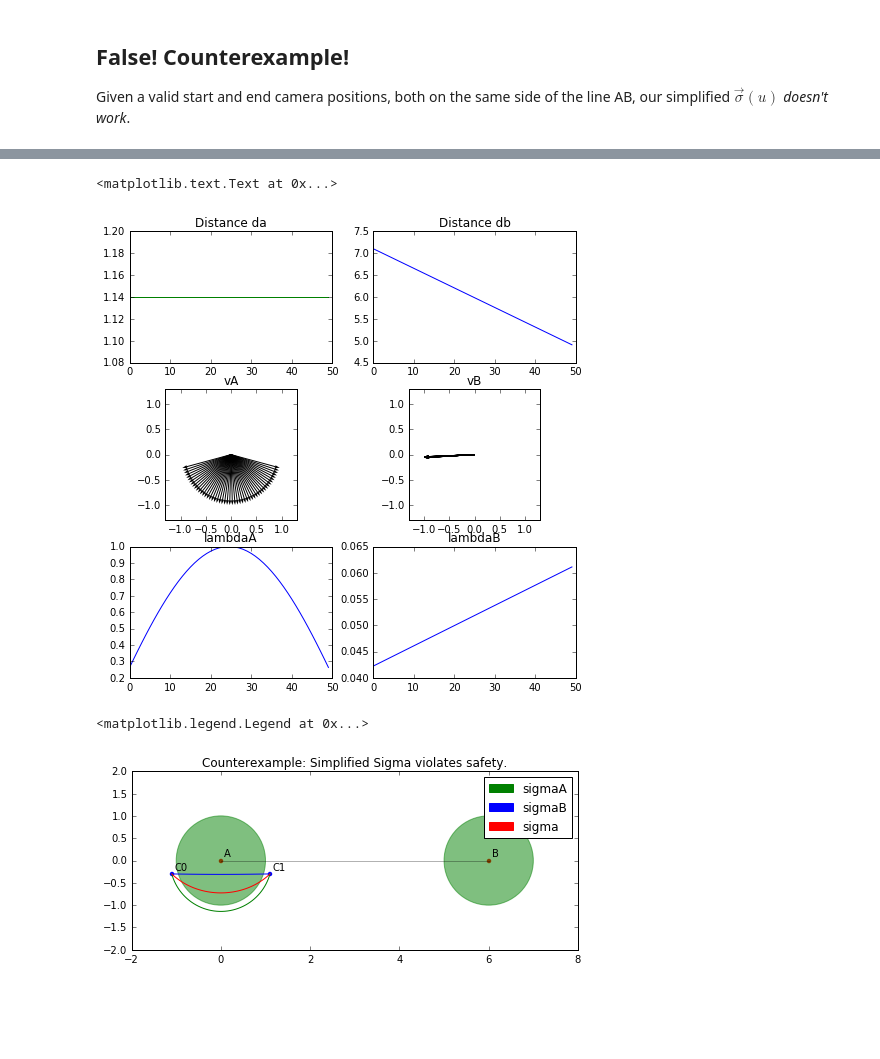
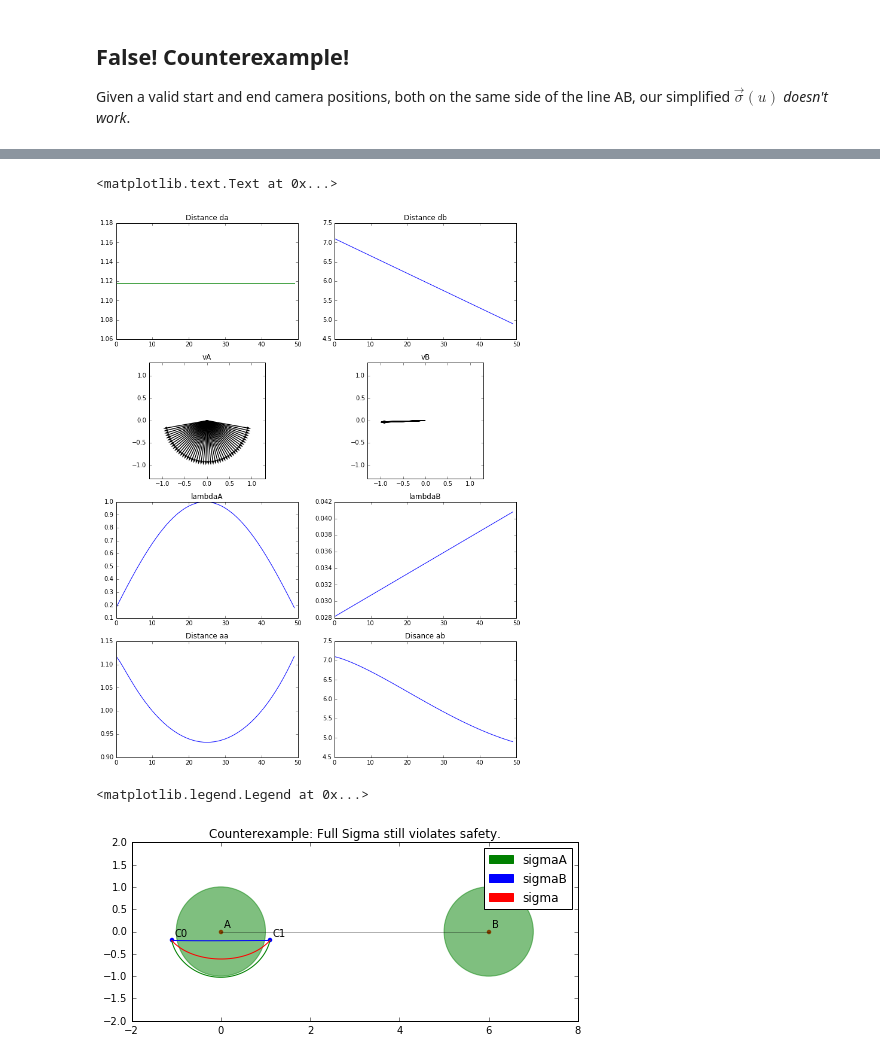
Before and after one commit to njoubert/spooky, a Jupyter notebook: experiments/ipython/NJ - 06 - Toric Interpolation Proof of Min Dist Constraint Maintenance.ipynb, the cells around one changed output, grey strips where cells are left out. Cells and saved outputs as stored; diff of their text form; code cells hidden in the pictures; blank space fills up the shorter version.

```diff
--- a/experiments/ipython/NJ - 06 - Toric Interpolation Proof of Min Dist Constraint Maintenance.ipynb
+++ b/experiments/ipython/NJ - 06 - Toric Interpolation Proof of Min Dist Constraint Maintenance.ipynb
@@ -221,6 +284,7 @@ sigma = (sigmaA + sigmaB) / 2
 #
 # Graphing the various components of Sigma
 #
+pylab.rcParams['figure.figsize'] = 12, 16
 from matplotlib import gridspec
 gs = gridspec.GridSpec(2, 2, width_ratios=[1,1], height_ratios=[1,1,1])
 fig = plt.figure()
@@ -346,63 +416,93 @@ AB = B - A
 lambdaA = (la.norm(np.cross(vA, AB),axis=1) / (la.norm(vA,axis=1) * la.norm(AB)))
 lambdaB = (la.norm(np.cross(vB, AB),axis=1) / (la.norm(vB,axis=1) * la.norm(AB)))
 
-
 #
 # Set up "a"
 # This is the nasty one: We're *also* toric-interpolating the path
-# then
+# then finding the distance along the vantage vector to this toric manifold
+# and scaling by that.
 #
+def map_toric_to_cam(a):
+    t = toric.Toric3(toric.RadianPi(a[0]),toric.Radian2Pi(a[1]),toric.RadianPi(a[2]))
+    return toric.Toric3_ToWorldPositionNP(t, PB_1, PA_1)
+
+C_0_toric = toric.Toric3_FromWorldPosition(C_0,PB_1,PA_1)
+C_1_toric = toric.Toric3_FromWorldPosition(C_1,PB_1,PA_1)
+
+alpha_lin, theta_lin, phi_lin = linspace_toric(
+    C_0_toric.getAlpha().valueRadians(),
+    C_1_toric.getAlpha().valueRadians(),
+    C_0_toric.getTheta().valueRadians(),
+    C_1_toric.getTheta().valueRadians(),
+    C_0_toric.getPhi().valueRadians(),
+    C_1_toric.getPhi().valueRadians())
+
+P = np.c_[ alpha_lin, theta_lin, phi_lin ]
+C = np.apply_along_axis(map_toric_to_cam, axis=1, arr=P)
+
+aA = la.norm(C - A,axis=1)
+aB = la.norm(C - B,axis=1)
 
 # Set up sigmaA, sigmaB, sigma
-sigmaA = A + vA * ((dA + lambdaA * dA)/(1 + lambdaA))[:,np.newaxis]
-sigmaB = B + vB * dB[:,np.newaxis]
+sigmaA = A + vA * ((dA + lambdaA * aA)/(1 + lambdaA))[:,np.newaxis]
+sigmaB = B + vB * ((dB + lambdaA * aB)/(1 + lambdaA))[:,np.newaxis]
 sigma = (sigmaA + sigmaB) / 2
 
 #
 # Graphing the various components of Sigma
 #
+pylab.rcParams['figure.figsize'] = 12, 16
+
 from matplotlib import gridspec
-gs = gridspec.GridSpec(3, 2, width_ratios=[1,1], height_ratios=[1,1,1])
+gs = gridspec.GridSpec(4, 2, width_ratios=[1,1], height_ratios=[1,1,1,1])
 fig = plt.figure()
 
 f1 = fig.add_subplot(gs[0])
 f2 = fig.add_subplot(gs[1])
 f3 = fig.add_subplot(gs[2])
 f4 = fig.add_subplot(gs[3])
 f5 = fig.add_subplot(gs[4])
 f6 = fig.add_subplot(gs[5])
+f7 = fig.add_subplot(gs[6])
+f8 = fig.add_subplot(gs[7])
 
 f1.plot(dA,c="green")
 f1.set_title("Distance da")
 f2.plot(dB,c="blue")
 f2.set_title("Distance db")
 
 f3.quiver(np.linspace(0,0), np.linspace(0,0), vA[:,0],vA[:,1],angles='xy',scale_units='xy',scale=1)
 f3.set_ylim([-1.3,1.3])
 f3.set_xlim([-1.3,1.3])
 f3.set_title("vA")
 f3.set_aspect('equal')
 
 f4.quiver(np.linspace(0,0), np.linspace(0,0), vB[:,0],vB[:,1],angles='xy',scale_units='xy',scale=1)
 f4.set_ylim([-1.3,1.3])
 f4.set_xlim([-1.3,1.3])
 f4.set_title("vB")
 f4.set_aspect('equal')
 
 f5.plot(lambdaA)
 f5.set_title("lambdaA")
 
 f6.plot(lambdaB)
 f6.set_title("lambdaB")
+
+f7.plot(aA)
+f7.set_title("Distance aa")
+
+f8.plot(aB)
+f8.set_title("Disance ab")
 # %% [output]
 <matplotlib.text.Text at 0x...>
-[figure, old version]
+[figure, new version]
 # %%
 drawSetup(fudgeY_neg=2)
 plt.plot(sigmaA[:,0],sigmaA[:,1], c="green")
 plt.plot(sigmaB[:,0],sigmaB[:,1], c="blue")
 plt.plot(sigma[:,0], sigma[:,1],  c="red")
-plt.title("Counterexample: Simplified Sigma violates safety.")
+plt.title("Counterexample: Full Sigma still violates safety.")
 
 sA_legend = mpatches.Patch(color="green", label="sigmaA")
 sB_legend = mpatches.Patch(color="blue", label="sigmaB")
@@ -410,4 +510,4 @@ S_legend  = mpatches.Patch(color="red", label="sigma")
 plt.legend(handles=[sA_legend,sB_legend,S_legend])
 # %% [output]
 <matplotlib.legend.Legend at 0x...>
-[figure, old version]
+[figure, new version]
```
Also changed, not shown: parts of 19 cells of this notebook.
